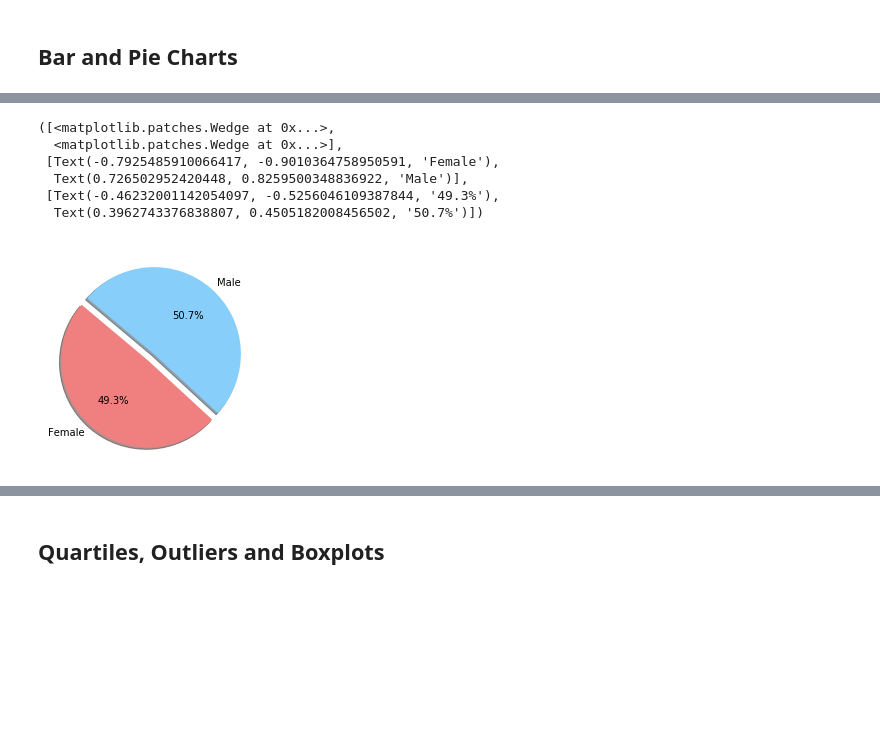
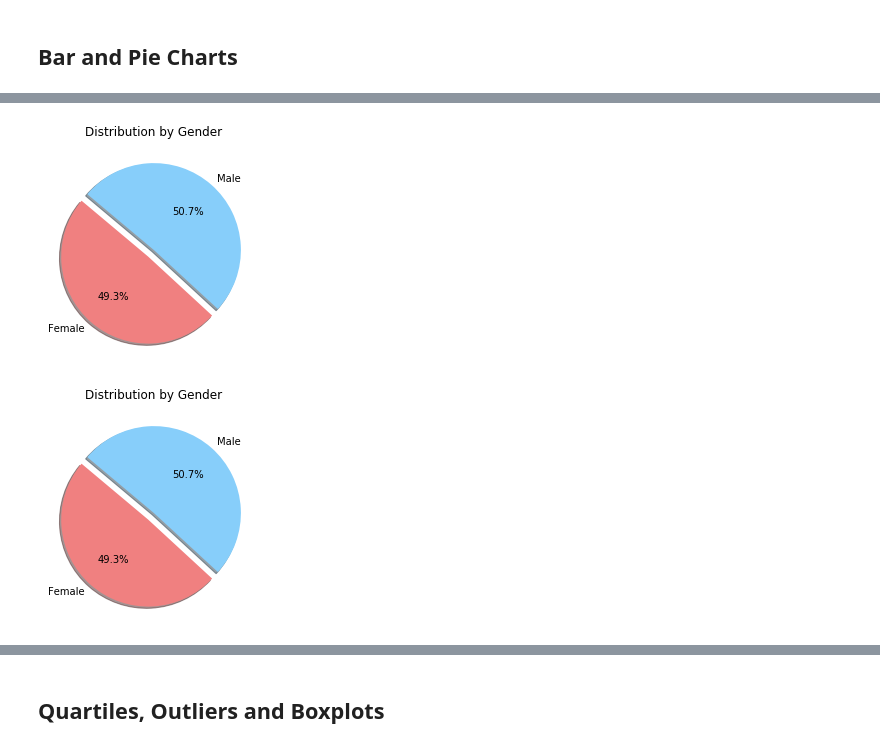
Before and after one commit to cblank210/matplotlib-challenge, a Jupyter notebook: Pymaceuticals/pymaceuticals.ipynb, the cells around one changed output, grey strips where cells are left out. Drawn from its saved outputs; the diff is of its cells as text; code cells hidden in the pictures; blank space fills up the shorter version.

```diff
--- a/Pymaceuticals/pymaceuticals.ipynb
+++ b/Pymaceuticals/pymaceuticals.ipynb
@@ -161,16 +158,18 @@ AttributeError: module 'numpy' has no attribute 'arrange'
+# %%
+# Generate a pie plot showing the distribution of female versus male mice using pandas
+gender = clean_study.groupby(['Sex'])['Mouse ID'].count().reset_index()
+explode = (0.1, 0)
+labels = ['Female','Male']
+colors = ['lightcoral','lightskyblue']
+gender.columns = ['Sex','']
+plot = gender.plot.pie(y='',explode=explode,labels=labels,colors=colors,autopct='%1.1f%%',shadow=True,startangle=140,title='Distribution by Gender',legend=False)
+# %% [output]
+[figure, added]
 # %%
-# Generate a pie plot showing the distribution of female versus male mice using pandas
+# Generate a pie plot showing the distribution of female versus male mice using pyplot
 gender_mice = clean_study.groupby('Sex')['Mouse ID'].count()
-
-labels = ['Female','Male']
-colors = ['lightcoral','lightskyblue']
-explode = (0.1, 0)
+plt.title('Distribution by Gender')
 plt.pie(gender_mice,explode=explode,labels=labels,colors=colors,autopct='%1.1f%%',shadow=True,startangle=140)
+plt.show()
 # %% [output]
-([<matplotlib.patches.Wedge at 0x...>,
-  <matplotlib.patches.Wedge at 0x...>],
- [Text(-0.7925485910066417, -0.9010364758950591, 'Female'),
-  Text(0.726502952420448, 0.8259500348836922, 'Male')],
- [Text(-0.46232001142054097, -0.5256046109387844, '49.3%'),
-  Text(0.3962743376838807, 0.4505182008456502, '50.7%')])
-[figure, old version]
+[figure, new version]
```
Also changed, not shown: parts of 5 cells of this notebook.
